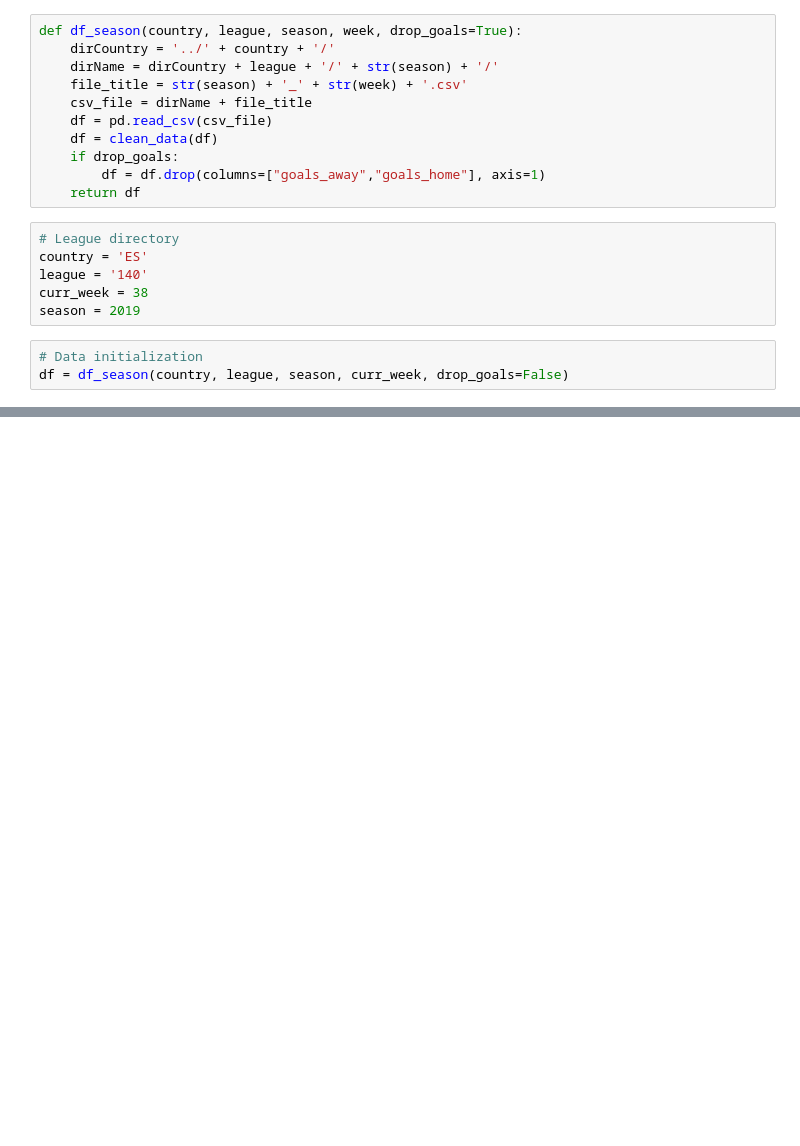
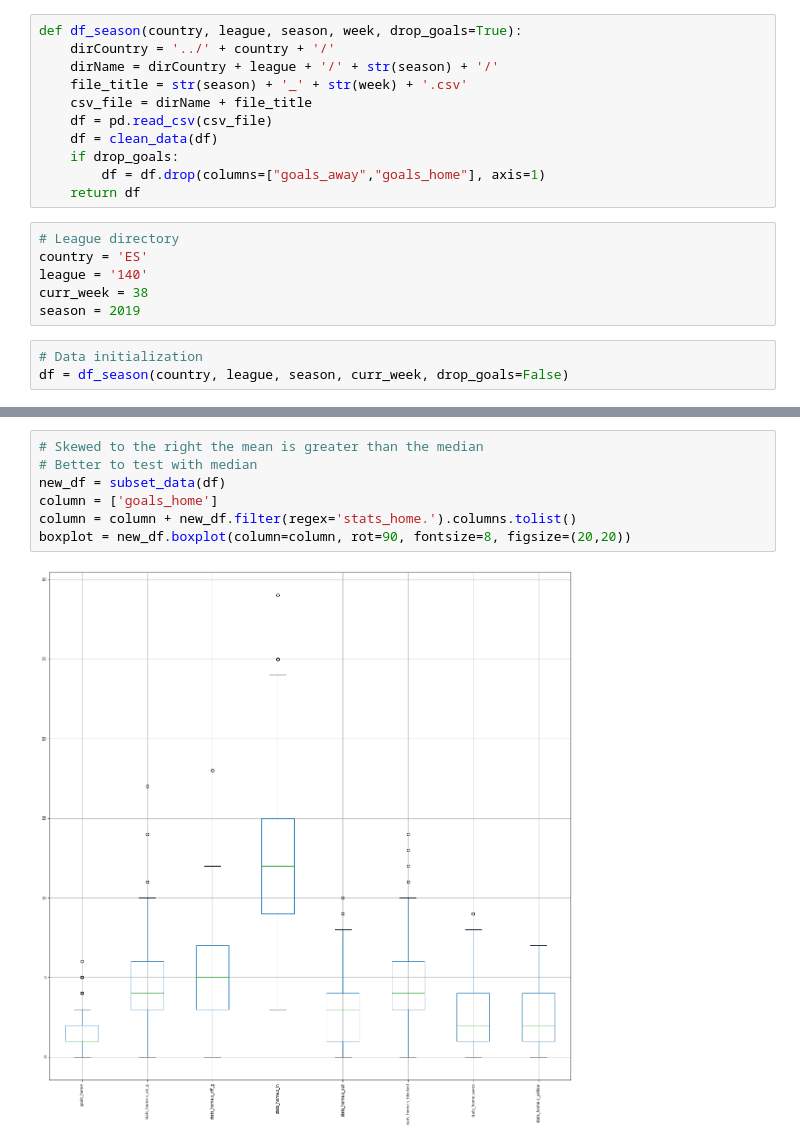
Before and after one commit to clarismiranda/Statsfootball, a Jupyter notebook: visualization_faketest.ipynb, the cells around one changed output, grey strips where cells are left out. Cells and saved outputs as stored; diff of their text form; blank space fills up the shorter version.

```diff
--- a/visualization_faketest.ipynb
+++ b/visualization_faketest.ipynb
@@ -72,0 +113,9 @@ df = df_season(country, league, season, curr_week, drop_goals=False)
+# %%
+# Skewed to the right the mean is greater than the median
+# Better to test with median
+new_df = subset_data(df)
+column = ['goals_home']
+column = column + new_df.filter(regex='stats_home.').columns.tolist()
+boxplot = new_df.boxplot(column=column, rot=90, fontsize=8, figsize=(20,20))
+# %% [output]
+[figure, added]
```
Also changed, not shown: parts of 11 cells of this notebook, 7 other files.
